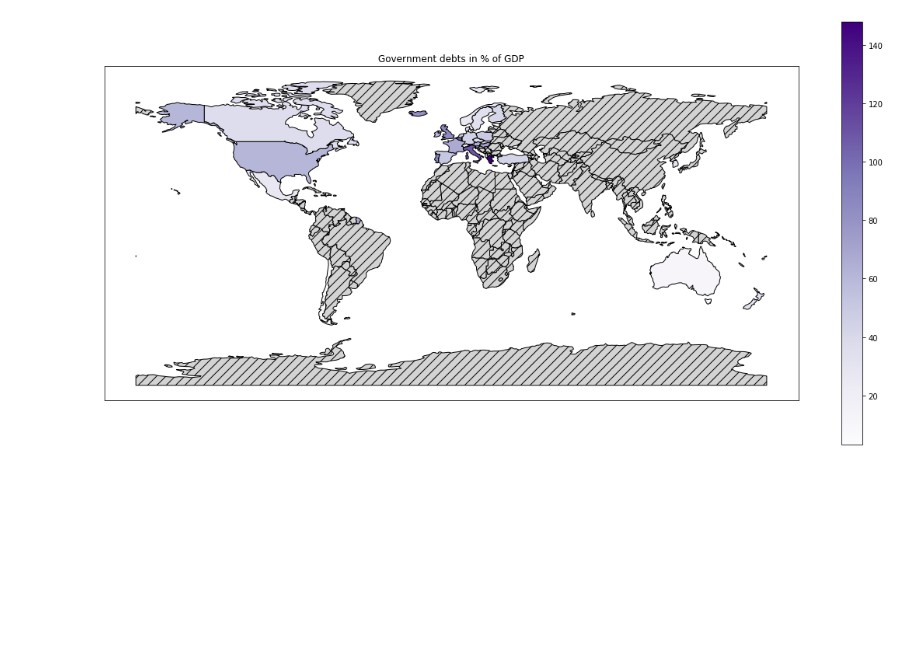
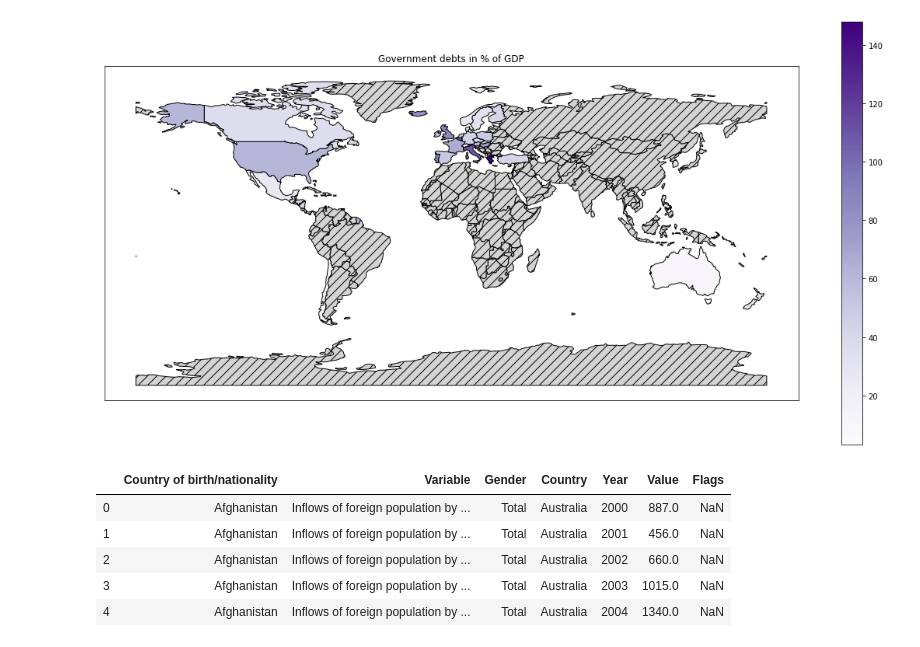
Before and after one commit to nurien2/datacamp_2019, a Jupyter notebook: starting_kit.ipynb, the cells around one changed output. Drawn from its saved outputs; the diff is of its cells as text; code cells hidden in the pictures; blank space fills up the shorter version.

```diff
--- a/starting_kit.ipynb
+++ b/starting_kit.ipynb
@@ -761,3 +763,12 @@ ax.title.set_text('Government debts in % of GDP')
 ax.set_facecolor('white')
 # %% [output]
 [figure]
+# %%
+inflows.head()
+# %% [output]
+|  | Country of birth/nationality | Variable | Gender | Country | Year | Value | Flags |
+| 0 | Afghanistan | Inflows of foreign population by ... | Total | Australia | 2000 | 887.0 | NaN |
+| 1 | Afghanistan | Inflows of foreign population by ... | Total | Australia | 2001 | 456.0 | NaN |
+| 2 | Afghanistan | Inflows of foreign population by ... | Total | Australia | 2002 | 660.0 | NaN |
+| 3 | Afghanistan | Inflows of foreign population by ... | Total | Australia | 2003 | 1015.0 | NaN |
+| 4 | Afghanistan | Inflows of foreign population by ... | Total | Australia | 2004 | 1340.0 | NaN |
```
Also changed, not shown: parts of 4 cells of this notebook.
